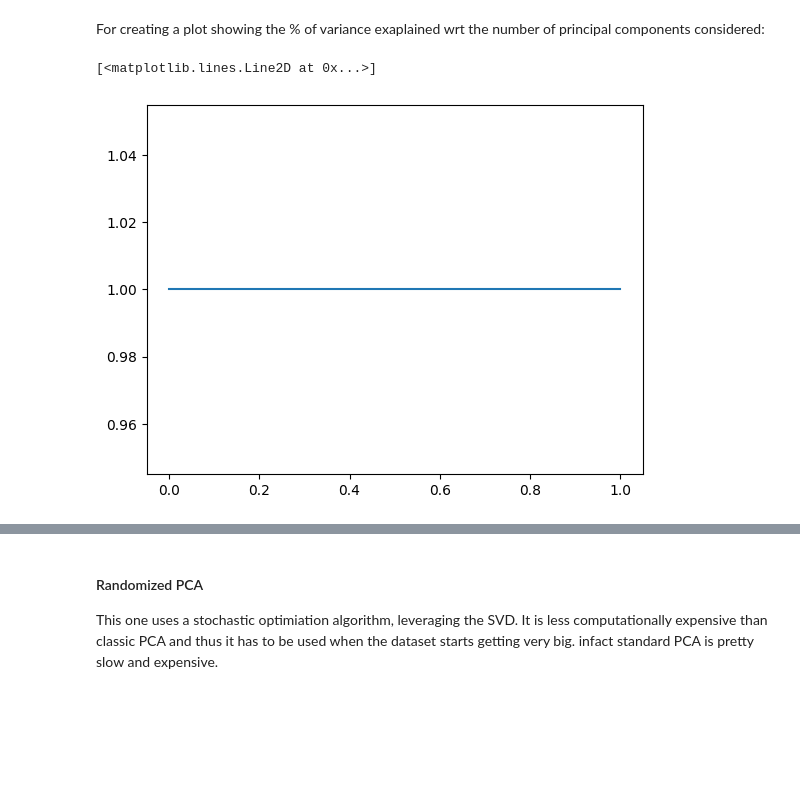
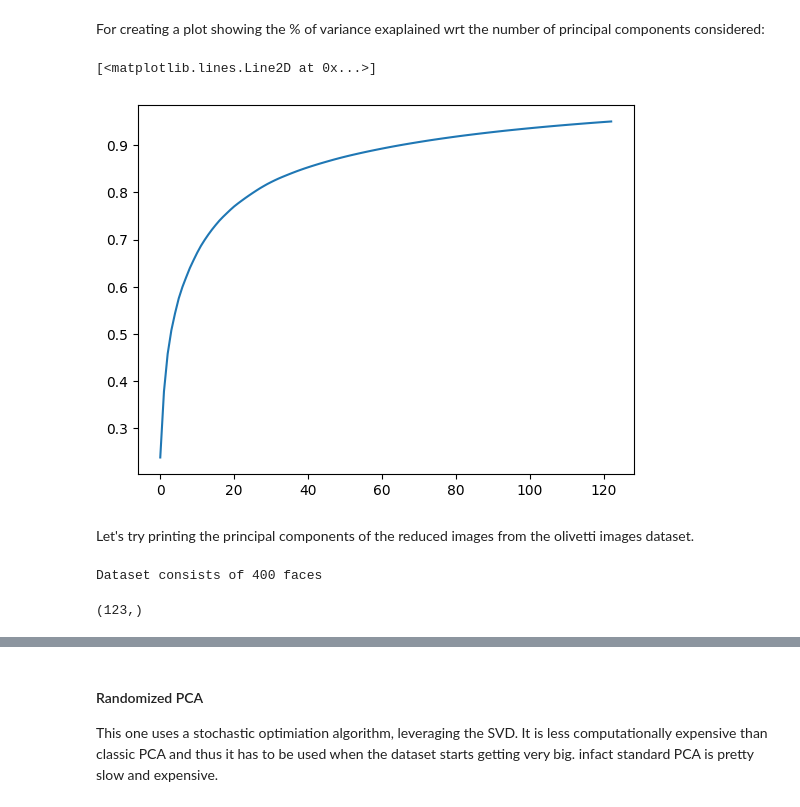
Before and after one commit to vivri1216/HandsOnMachineLearning, a Jupyter notebook: Chapter8_PCA/Chapter8_PCA.ipynb, the cells around one changed output, grey strips where cells are left out. Drawn from its saved outputs; the diff is of its cells as text; code cells hidden in the pictures; blank space fills up the shorter version.

```diff
--- a/Chapter8_PCA/Chapter8_PCA.ipynb
+++ b/Chapter8_PCA/Chapter8_PCA.ipynb
@@ -2,15 +2,16 @@
 ## Examples
 # %% [markdown]
 #### Regular PCA
+# %%
+# DGP
+from sklearn.datasets import fetch_olivetti_faces
+X,y = fetch_olivetti_faces(return_X_y=True)
 # %% [markdown]
 A cool feature of sklern PCA object is that it handles automoatically the centering of the data, so that everything can work thine.
 # %%
 from sklearn.decomposition import PCA
 import numpy as np
 
-# tiy training set
-X = np.array([[0, 1] , [2,3]])
-
 # using PCA
 pca = PCA(n_components=2)
 X2D = pca.fit_transform(X= X)
@@ -28,7 +29,7 @@ workflow = Pipeline([
 Anothe cool thing of sklearn PCA is that instead of telling how many principal components you want, you can tell it how much of the data total variance you want to preserve
 # %%
 pca = PCA(n_components=0.95) # 95% variance preserved
-X_reuced = pca.fit_transform(X)
+X_reduced = pca.fit_transform(X)
 
 pca.explained_variance_ratio_ # this one returs a list with the percentage of variance explained by the respective feature
 # %% [output]
@@ -38,12 +55,47 @@ For creating a plot showing the % of variance exaplained wrt the number of princ
 # %%
 import numpy as np
 from matplotlib import pyplot as plt
 
-pca = PCA()
-pca.fit(X)
 cumsum = np.cumsum(pca.explained_variance_ratio_)
 
 plt.plot(cumsum)
 # %% [output]
 [<matplotlib.lines.Line2D at 0x...>]
-[figure, old version]
+[figure, new version]
+# %% [markdown]
+Let's try printing the principal components of the reduced images from the olivetti images dataset.
+# %%
+import logging
+
+import matplotlib.pyplot as plt
+from numpy.random import RandomState
+
+from sklearn import cluster, decomposition
+from sklearn.datasets import fetch_olivetti_faces
+
+rng = RandomState(0)
+
+# Display progress logs on stdout
+logging.basicConfig(level=logging.INFO, format="%(asctime)s %(levelname)s %(message)s")
+
+faces, _ = fetch_olivetti_faces(return_X_y=True, shuffle=True, random_state=rng)
+n_samples, n_features = faces.shape
+
+# Global centering (focus on one feature, centering all samples)
+faces_centered = faces - faces.mean(axis=0)
+
+# Local centering (focus on one sample, centering all features)
+faces_centered -= faces_centered.mean(axis=1).reshape(n_samples, -1)
+
+print("Dataset consists of %d faces" % n_samples)
+# %% [output]
+Dataset consists of 400 faces
+# %%
+import matplotlib.pyplot as plt
+
+# Select a reduced image (e.g., the first one in X2D)
+reduced_image = X_reduced[0].reshape(1, -1)  # Reshape to a 2D grid if necessary
+
+print(X_reduced[0].shape)
+# %% [output]
+(123,)
```
Also changed, not shown: parts of 6 cells of this notebook.
